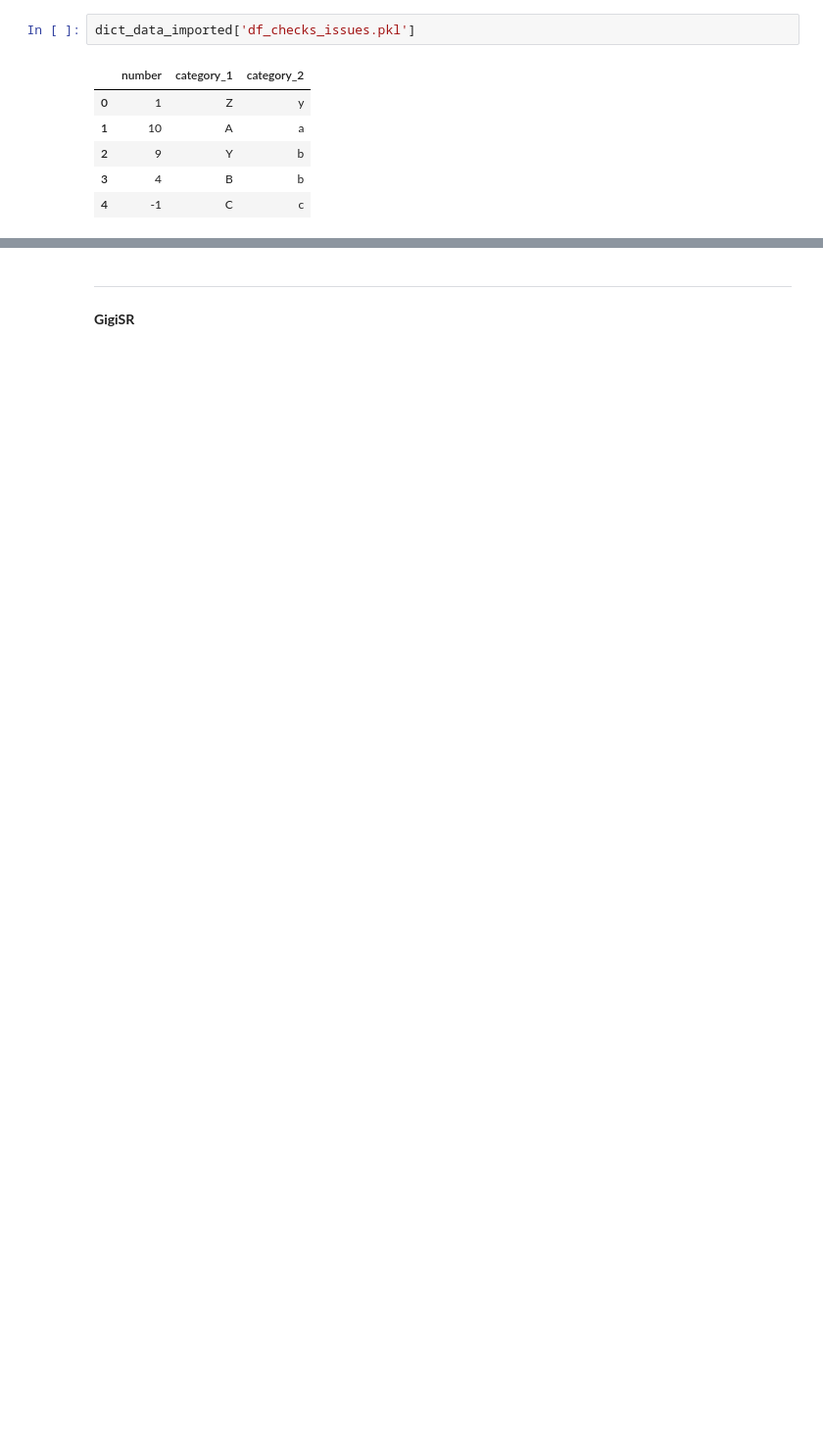
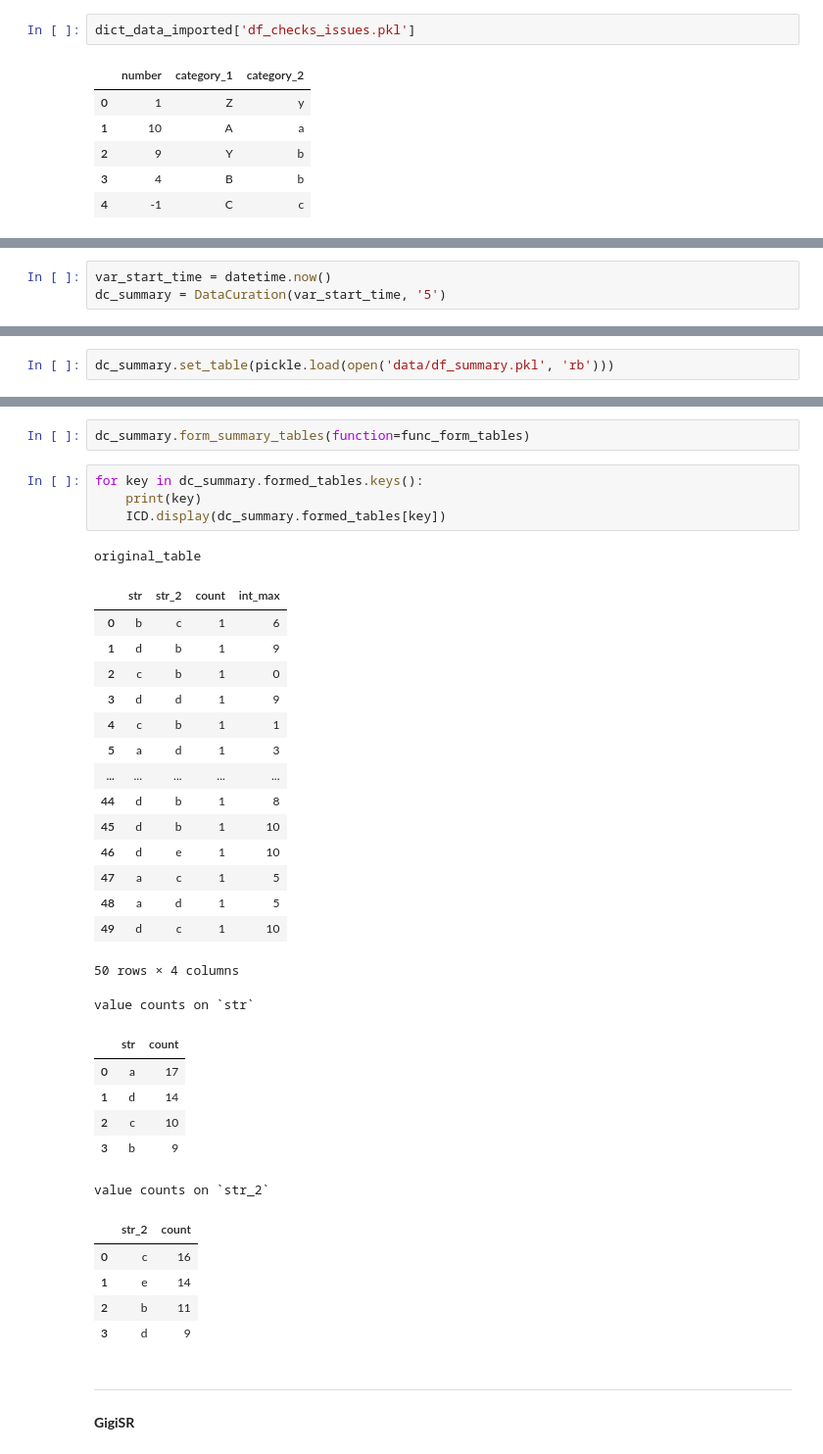
Before and after one commit to gigisr/data_etl, a Jupyter notebook: examples/02_example.ipynb, the cells around one changed output, grey strips where cells are left out. Shown at 98% size. Drawn from its saved outputs; the diff is of its cells as text; blank space fills up the shorter version.

```diff
--- a/examples/02_example.ipynb
+++ b/examples/02_example.ipynb
@@ -446,0 +473,3 @@ dict_data_imported['df_checks_issues.pkl']
+# %%
+var_start_time = datetime.now()
+dc_summary = DataCuration(var_start_time, '5')
@@ -446,0 +478,2 @@ dict_data_imported['df_checks_issues.pkl']
+# %%
+dc_summary.set_table(pickle.load(open('data/df_summary.pkl', 'rb')))
@@ -447,3 +493,38 @@ dict_data_imported['df_checks_issues.pkl']
+# %%
+dc_summary.form_summary_tables(function=func_form_tables)
+# %%
+for key in dc_summary.formed_tables.keys():
+    print(key)
+    ICD.display(dc_summary.formed_tables[key])
+# %% [output]
+original_table
+|  | str | str_2 | count | int_max |
+| 0 | b | c | 1 | 6 |
+| 1 | d | b | 1 | 9 |
+| 2 | c | b | 1 | 0 |
+| 3 | d | d | 1 | 9 |
+| 4 | c | b | 1 | 1 |
+| 5 | a | d | 1 | 3 |
+| ... | ... | ... | ... | ... |
+| 44 | d | b | 1 | 8 |
+| 45 | d | b | 1 | 10 |
+| 46 | d | e | 1 | 10 |
+| 47 | a | c | 1 | 5 |
+| 48 | a | d | 1 | 5 |
+| 49 | d | c | 1 | 10 |
+50 rows × 4 columns
+value counts on `str`
+|  | str | count |
+| 0 | a | 17 |
+| 1 | d | 14 |
+| 2 | c | 10 |
+| 3 | b | 9 |
+value counts on `str_2`
+|  | str_2 | count |
+| 0 | c | 16 |
+| 1 | e | 14 |
+| 2 | b | 11 |
+| 3 | d | 9 |
 # %% [markdown]
 ---
 **GigiSR**
```
Also changed, not shown: parts of 14 cells of this notebook, 7 other files.
